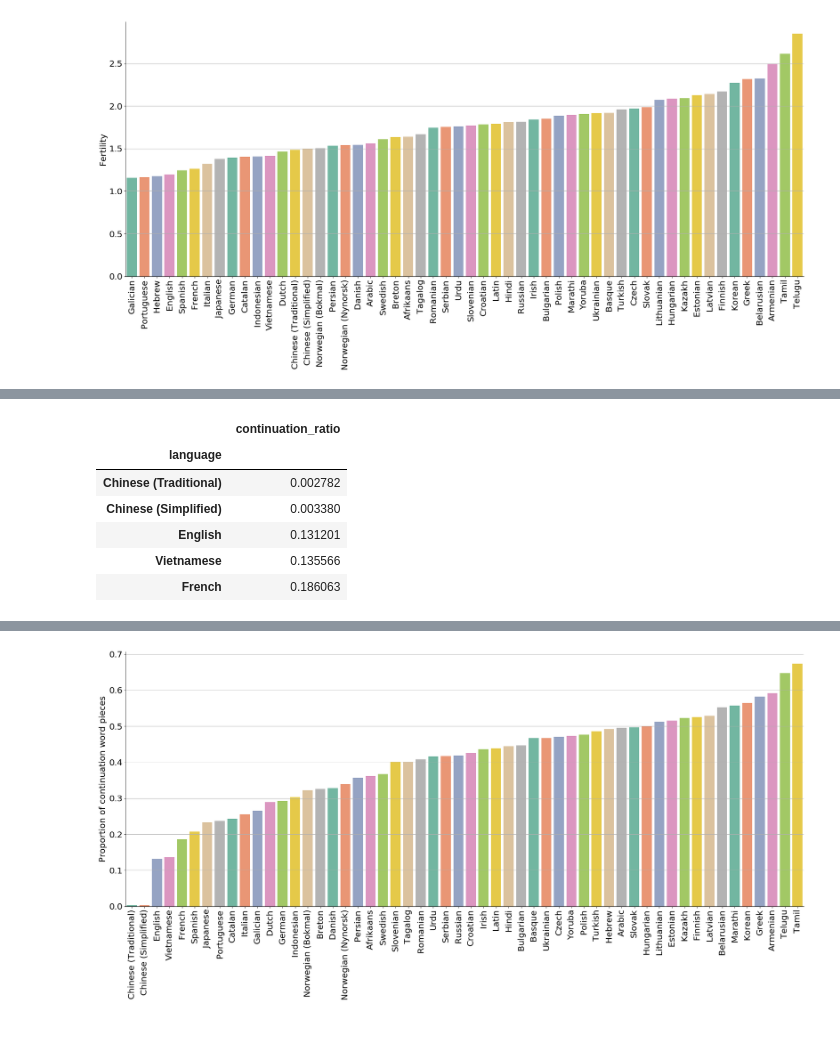
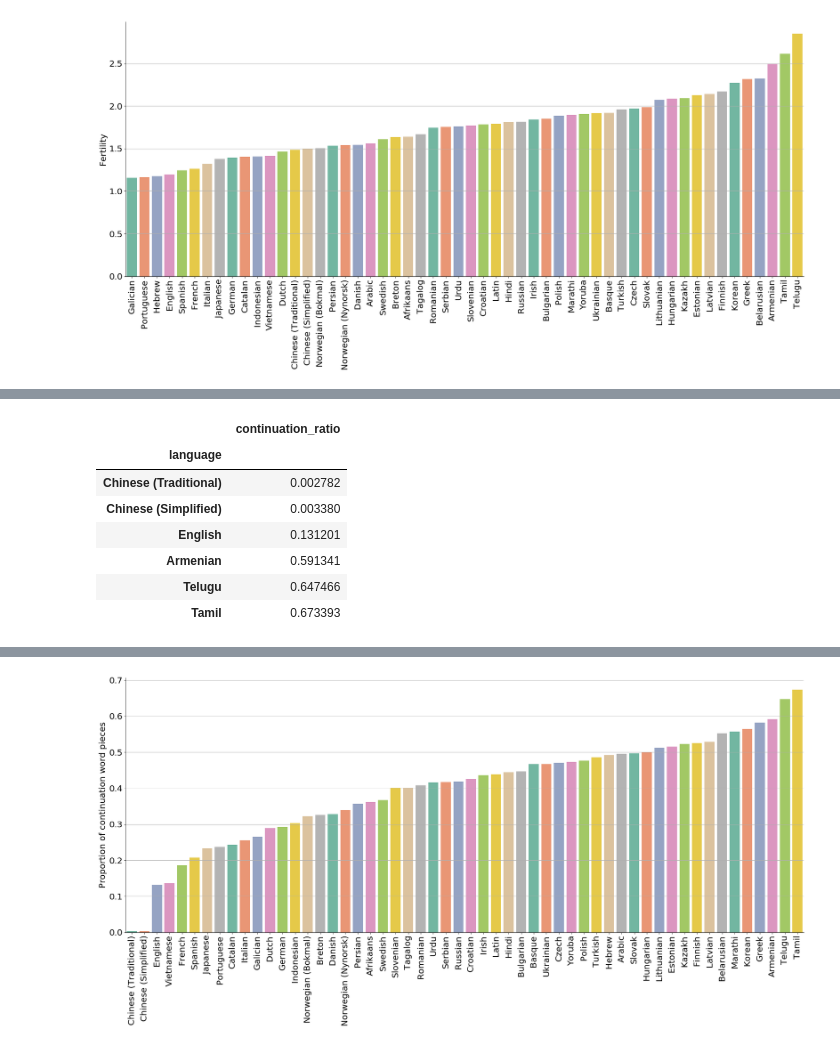
Before and after one commit to juditacs/snippets, a Jupyter notebook: deep_learning/bert_vocab_stats/bert_vocab_stats.ipynb, the cells around one changed output, grey strips where cells are left out. Drawn from its saved outputs; the diff is of its cells as text; code cells hidden in the pictures.

```diff
--- a/deep_learning/bert_vocab_stats/bert_vocab_stats.ipynb
+++ b/deep_learning/bert_vocab_stats/bert_vocab_stats.ipynb
@@ -411,12 +404,13 @@ b.tail()
 # %%
 bert_stats['continuation_ratio'] = bert_stats.continuation / bert_stats.bert_token_no
-b = bert_stats[bert_stats.language.isin(common_langs)].groupby('language').continuation_ratio.mean().sort_values().to_frame()
-b.head()
+continuation = bert_stats[bert_stats.language.isin(common_langs)].groupby('language').continuation_ratio.mean().sort_values().to_frame()
+continuation.iloc[[0, 1, 2, -3, -2, -1]]
 # %% [output]
 |  | continuation_ratio |
 | language |  |
 | Chinese (Traditional) | 0.002782 |
 | Chinese (Simplified) | 0.003380 |
 | English | 0.131201 |
-| Vietnamese | 0.135566 |
-| French | 0.186063 |
+| Armenian | 0.591341 |
+| Telugu | 0.647466 |
+| Tamil | 0.673393 |
```
Also changed, not shown: parts of 16 cells of this notebook, 13 other files.
